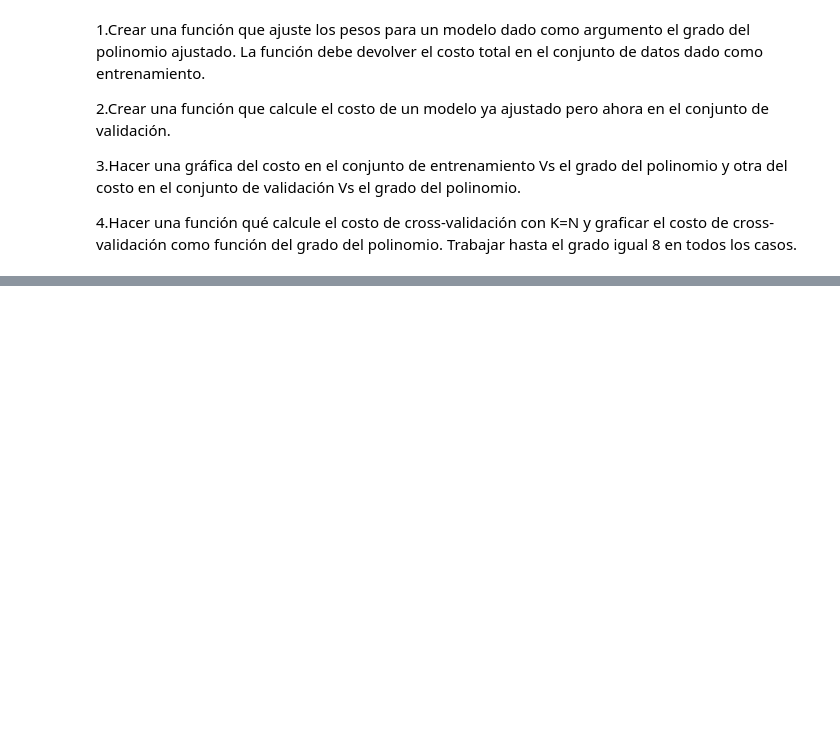
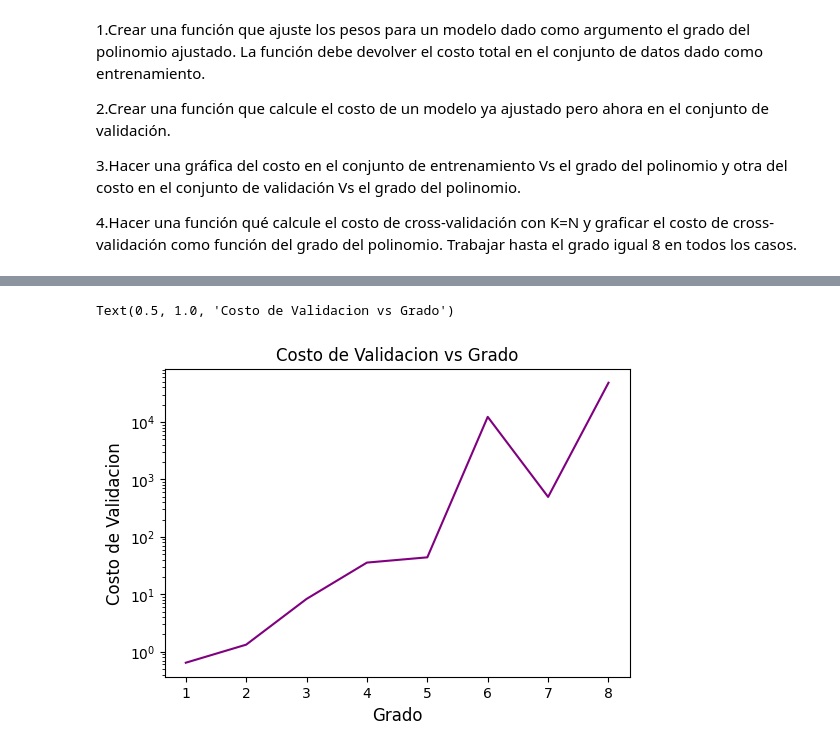
Before and after one commit to DCI-alxogm/ml2023-DPM2310, a Jupyter notebook: Ago25-26/Tarea3.ipynb, the cells around one changed output, grey strips where cells are left out. Cells and saved outputs as stored; diff of their text form; code cells hidden in the pictures; blank space fills up the shorter version.

```diff
--- a/Ago25-26/Tarea3.ipynb
+++ b/Ago25-26/Tarea3.ipynb
@@ -101,0 +86,26 @@ plt.plot(testx,testt,'b')
+# %%
+# Conjunto de validacion
+validation_set_x = x[x>21]
+validation_set_t = y[x>21]
+
+# Conjunto de entrenamiento
+train_set_x = x[x<21]
+train_set_t = y[x<21]
+# %%
+# Calculamos los pesos hasta grado 8
+weights = [w_model(train_set_x, train_set_t, i) for i in range(1, degree+1)]
+
+# Calculamos los costos del conjunto de validacion
+cost_validations = [cost_validation(validation_set_x, validation_set_t, w) for w in weights]
+# %%
+# Graficamos
+fig = plt.figure(figsize=(6,4))
+plt.plot(degrees, cost_validations, color='purple')
+
+plt.yscale('log')
+plt.xlabel('Grado', fontsize=12)
+plt.ylabel('Costo de Validacion', fontsize=12)
+plt.title('Costo de Validacion vs Grado')
+# %% [output]
+Text(0.5, 1.0, 'Costo de Validacion vs Grado')
+[figure, added]
```
Also changed, not shown: parts of 21 cells of this notebook.
